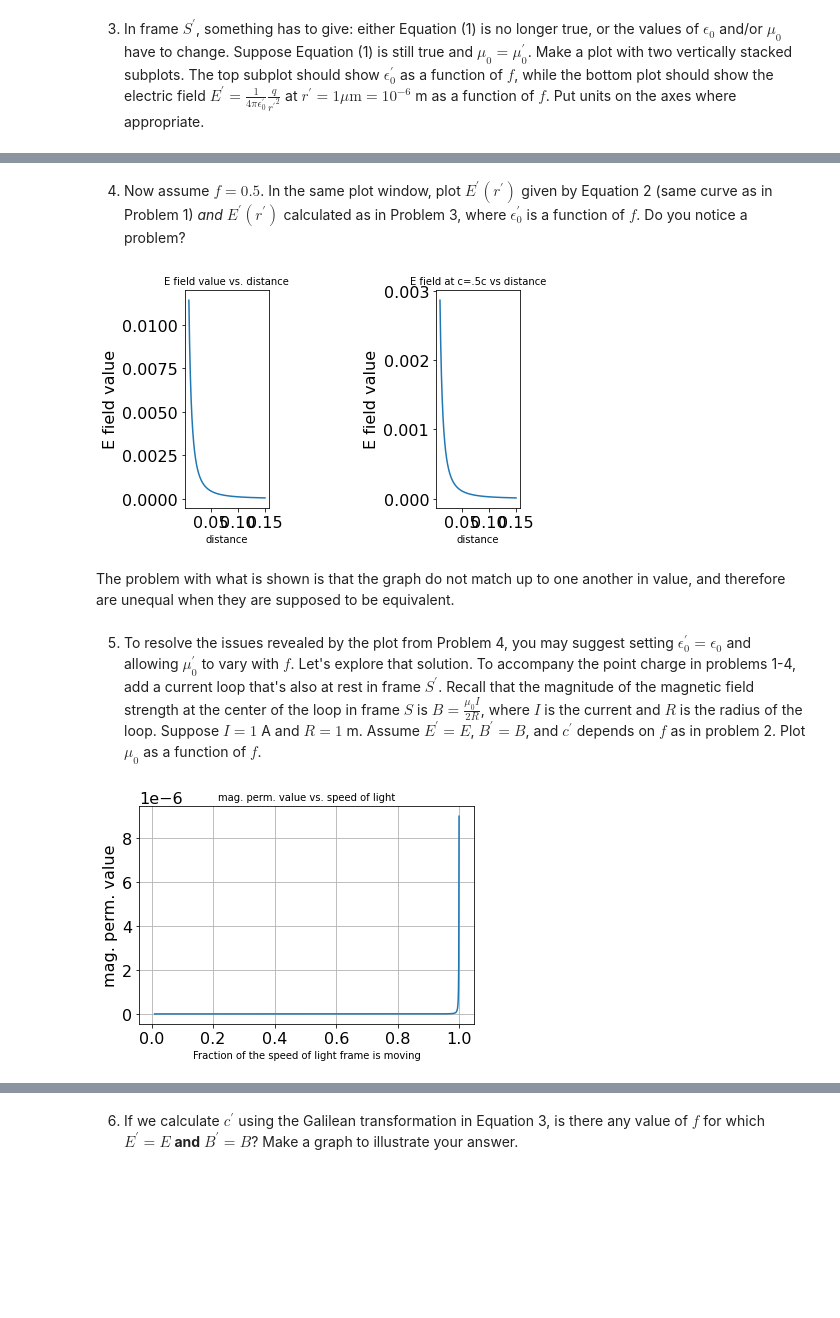
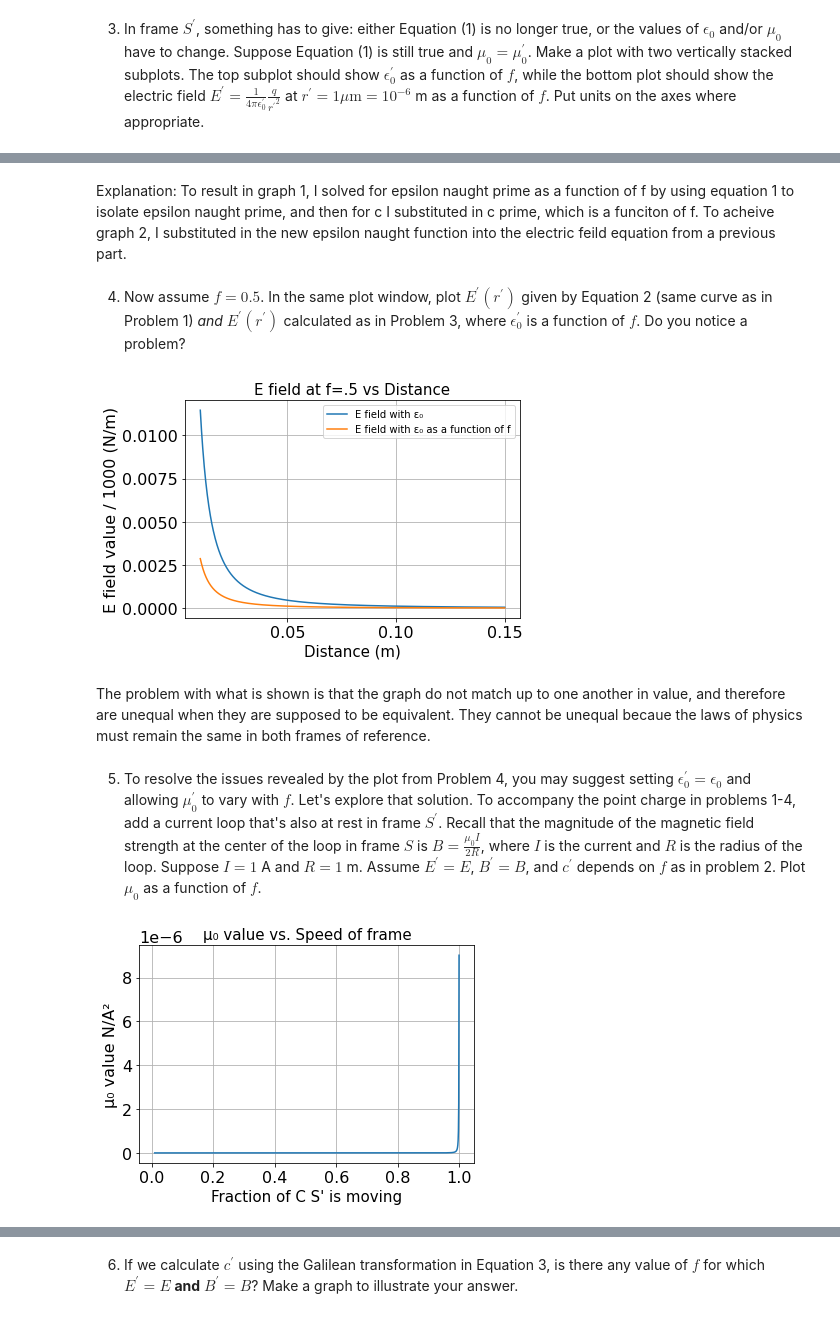
Before and after one commit to mitchrg/phys309, a Jupyter notebook: assignment1.ipynb, the cells around one changed output, grey strips where cells are left out. Cells and saved outputs as stored; diff of their text form; code cells hidden in the pictures; blank space fills up the shorter version.

```diff
--- a/assignment1.ipynb
+++ b/assignment1.ipynb
@@ -48,17 +49,22 @@ $^{*}$Farad = Coulomb/Volt: Farad is the unit of capacitance, which measures the
 
 $^{**}$Newtons/Ampere$^2$ = Newtons/(Coulombs/second)$^2$. $\mu_0$ measures how effective inductance is at creating magnetic force in free space.
 # %%
-e0 = 8.85*10**-12
-u0 = 1.26*10**-6
-q = 1.6*10**-19
-c = 3*10**8
+e0 = constants.epsilon_0
+u0 = constants.mu_0
+q = constants.elementary_charge
+c = constants.c
+epsilon_naught='\u03B5\u2080'
+mu_naught = "\u03BC\u2080"
+
+
+
 
 x = np.linspace(.01, .15, 1000)
-y = (1/(4*np.pi*e0*u0))*(q/x**2) / 1000
+y = (1/(4*np.pi*e0*u0))*(q/x**2)
 
 plt.plot(x, y)
 plt.xlabel('Distance from Charge (m)')
-plt.ylabel('E-field (kN/m)')
+plt.ylabel('E-field (N/m)')
 plt.title('E field vs. Distance from Point Charge')
 plt.grid()
 plt.show()
@@ -120,3 +128,5 @@ WARNING:matplotlib.font_manager:findfont: Font family ['sans-serif'] not found.
+# %% [markdown]
+Explanation: To result in graph 1, I solved for epsilon naught prime as a function of f by using equation 1 to isolate epsilon naught prime, and then for c I substituted in c prime, which is a funciton of f. To acheive graph 2, I substituted in the new epsilon naught function into the electric feild equation from a previous part.
 # %% [markdown]
 <ol start=4>
     <li>Now assume $f = 0.5$. In the same plot window, plot $E^{\prime}(r^{\prime})$ given by Equation 2 (same curve as in Problem 1) <em>and</em> $E^{\prime}(r^{\prime})$ calculated as in Problem 3, where $\epsilon_0^{\prime}$ is a function of $f$. Do you notice a problem?</li>
@@ -124,34 +134,35 @@ WARNING:matplotlib.font_manager:findfont: Font family ['sans-serif'] not found.
 # %%
 r = np.linspace(.01, .15, 1000)
 efield = (1/(4*np.pi*e0*u0))*(q/x**2) / 1000
 
 
-plt.subplot(1,2,1)
-plt.plot(r,efield, label='e_prime')
-plt.ylabel('E field value')
-plt.xlabel('distance',fontsize=10)
-plt.title('E field value vs. distance',fontsize=10)
+
+plt.plot(r,efield,label="E field with " + epsilon_naught)
+plt.ylabel('E field value / 1000 (N/m)')
+plt.xlabel('Distance (m)',fontsize=15)
+plt.title('E field value vs. Distance',fontsize=15)
 
 
 
 
 f = .5
 c_prime = c - c*f
 efield_new = ((1/(4*np.pi*new_e0(c_prime)*u0))*(q/x**2) / 1000)
 
-plt.subplot(1,2,2)
-plt.plot(r,efield_new, label='e_prime')
-plt.ylabel('E field value')
-plt.xlabel('distance', fontsize=10)
-plt.title('E field at c=.5c vs distance', fontsize=10)
+
+plt.plot(r,efield_new, label="E field with " + epsilon_naught + " as a function of f")
+#plt.ylabel('E field value (N/m)')
+#plt.xlabel('distance', fontsize=10)
+plt.title('E field at f=.5 vs Distance', fontsize=15)
+plt.grid()
+plt.legend(fontsize=10)
 
 
-plt.subplots_adjust(wspace=2)
 plt.show()
 # %% [output]
-[figure, old version]
+[figure, new version]
 # %% [markdown]
-The problem with what is shown is that the graph do not match up to one another in value, and therefore are unequal when they are supposed to be equivalent.
+The problem with what is shown is that the graph do not match up to one another in value, and therefore are unequal when they are supposed to be equivalent. They cannot be unequal becaue the laws of physics must remain the same in both frames of reference.
 # %% [markdown]
 <ol start=5>
     <li>To resolve the issues revealed by the plot from Problem 4, you may suggest setting $\epsilon_0^{\prime} = \epsilon_0$ and allowing $\mu_0^{\prime}$ to vary with $f$. Let's explore that solution. To accompany the point charge in problems 1-4, add a current loop that's also at rest in frame $S^{\prime}$. Recall that the magnitude of the magnetic field strength at the center of the loop in frame $S$ is $B = \frac{\mu_0 I}{2R}$, where $I$ is the current and $R$ is the radius of the loop. Suppose $I = 1$ A and $R = 1$ m. Assume $E^{\prime} = E$, $B^{\prime} = B$, and $c^{\prime}$ depends on $f$ as in problem 2. Plot $\mu_0$ as a function of $f$.</li>
@@ -165,11 +176,11 @@ def new_u0(c_matrix):
   return 1/(c_matrix**2*e0)
 
 
-plt.plot(f,new_e0(c_prime), label='e_prime')
-plt.ylabel('mag. perm. value')
-plt.xlabel('Fraction of the speed of light frame is moving',fontsize=10)
-plt.title('mag. perm. value vs. speed of light',fontsize=10)
+plt.plot(f,new_e0(c_prime))
+plt.ylabel(mu_naught + " value " + "N/A" + "\u00B2")
+plt.xlabel("Fraction of C S' is moving",fontsize=15)
+plt.title(mu_naught + " value vs. Speed of frame",fontsize=15)
 plt.grid()
 # %% [output]
-[figure, old version]
+[figure, new version]
 # %% [markdown]
```
Also changed, not shown: parts of 10 cells of this notebook.
